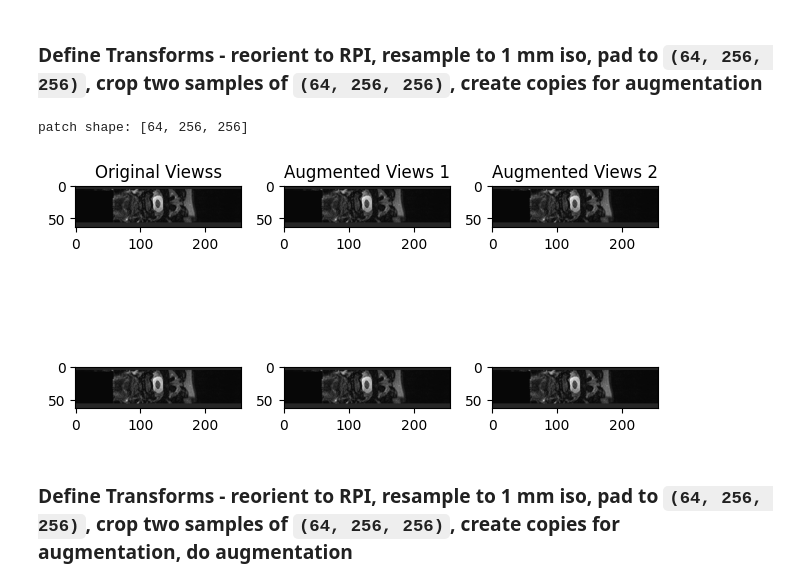
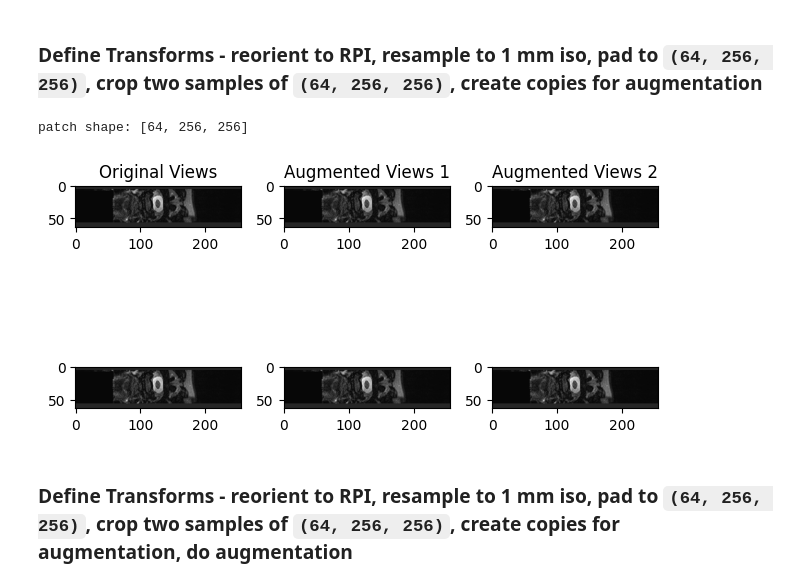
Before and after one commit to ivadomed/model-seg-dcm, a Jupyter notebook: vit_unetr_ssl/ssl_debug_transforms.ipynb, the cells around one changed output. Saved outputs shown, nothing was run; the diff lists cells and outputs as text; code cells hidden in the pictures.

```diff
--- a/vit_unetr_ssl/ssl_debug_transforms.ipynb
+++ b/vit_unetr_ssl/ssl_debug_transforms.ipynb
@@ -260,35 +260,35 @@ for i, batch in enumerate(check_loader):
         batch_to_plot = batch
         break  # exit the loop as soon as the desired batch is found
 
 print(f'patch shape: {list(batch_to_plot["image"][0][0].shape)}')
 
 # Note: 'gt_image' is added by 'CopyItemsd'
 ax1=plt.subplot(2,3,1)
-ax1.set_title('Original Viewss')
+ax1.set_title('Original Views')
 ax1.imshow(batch_to_plot["gt_image"][0][0][:,:,slice], cmap='gray')
 # Note: the [1] dimension is added by 'RandSpatialCropSamplesd(num_samples=2)'
 ax4=plt.subplot(2,3,4)
 ax4.imshow(batch_to_plot["gt_image"][1][0][:,:,slice], cmap='gray')
 
 ax2=plt.subplot(2,3,2)
 ax2.set_title('Augmented Views 1')
 ax2.imshow(batch_to_plot["image"][0][0][:,:,slice], cmap='gray')
 # Note: the [1] dimension is added by 'RandSpatialCropSamplesd(num_samples=2)'
 ax5=plt.subplot(2,3,5)
 ax5.imshow(batch_to_plot["image"][1][0][:,:,slice], cmap='gray')
 
 # Note: 'image_2' is added by 'CopyItemsd'
 ax3=plt.subplot(2,3,3)
 ax3.set_title('Augmented Views 2')
 ax3.imshow(batch_to_plot["image_2"][0][0][:,:,slice], cmap='gray')
 # Note: the [1] dimension is added by 'RandSpatialCropSamplesd(num_samples=2)'
 ax6=plt.subplot(2,3,6)
 ax6.imshow(batch_to_plot["image_2"][1][0][:,:,slice], cmap='gray')
 
 plt.tight_layout()
 # %% [output]
 patch shape: [64, 256, 256]
-[figure, old version]
+[figure, new version]
 # %% [markdown]
 ### Define Transforms - reorient to RPI, resample to 1 mm iso, pad to `(64, 256, 256)`, crop two samples of `(64, 256, 256)`, create copies for augmentation, do augmentation
 # %%
```
Also changed, not shown: parts of 1 cell of this notebook.
